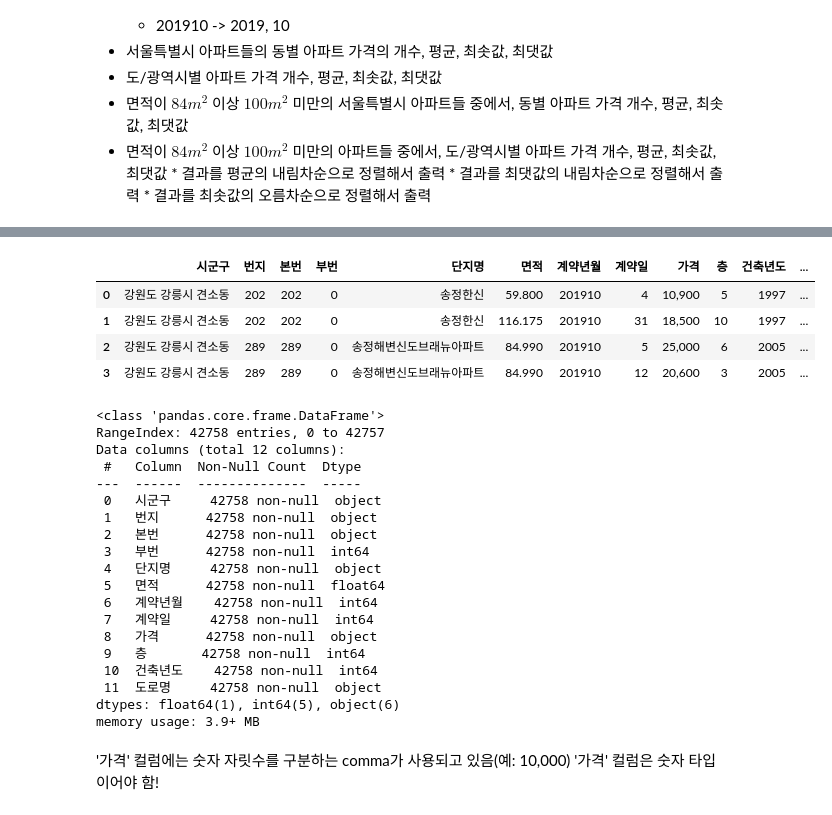
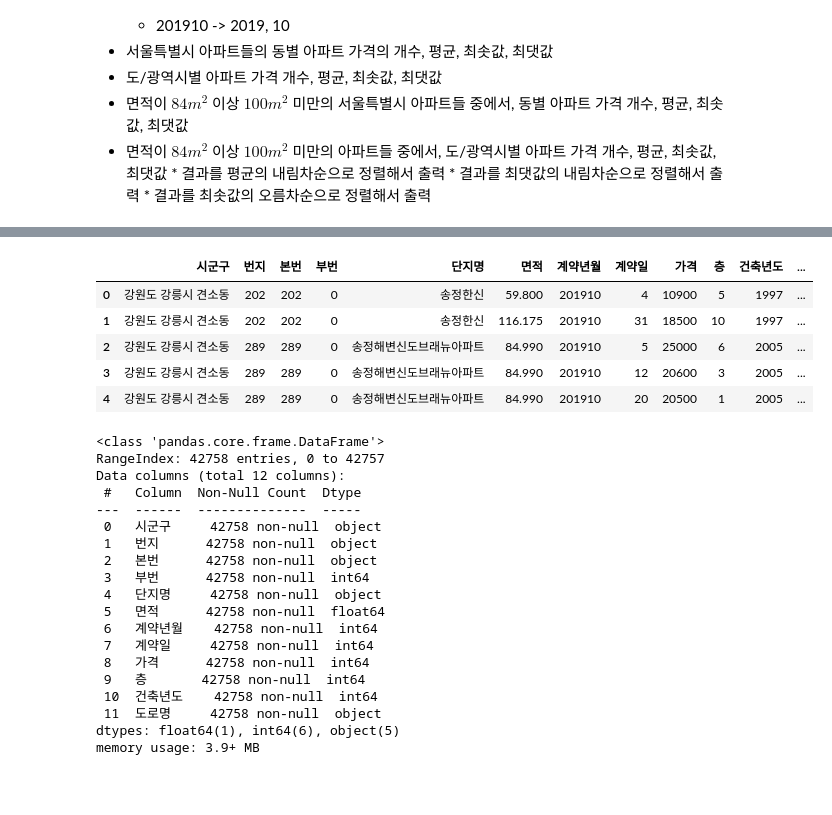
Before and after one commit to DavidJeonKr/lab_python, a Jupyter notebook: py26_apt.ipynb, the cells around one changed output, grey strips where cells are left out. Drawn from its saved outputs; the diff is of its cells as text; code cells hidden in the pictures; blank space fills up the shorter version.

```diff
--- a/py26_apt.ipynb
+++ b/py26_apt.ipynb
@@ -52,2 +81,3 @@ plt.rc('font', family='NanumBarunGothic')
 # %%
-file_path = 'https://raw.githubusercontent.com/JakeOh/202110_itw_lab_python/main/apt_201910.csv'
+# CSV 파일이 저장된 경로
+file_path = 'https://github.com/JakeOh/202110_itw_lab_python/raw/main/apt_201910.csv'
@@ -55,0 +84,4 @@ apt = pd.read_csv(file_path, engine='python', encoding='cp949')
+# %%
+# CSV 파일을 읽고 DataFrame 생성
+apt = pd.read_csv(file_path, encoding='cp949', thousands=',')
+#> thousands=',': 숫자의 1000자리 구분자로 ','가 사용됨.
@@ -56,11 +94,12 @@ apt = pd.read_csv(file_path, engine='python', encoding='cp949')
 # %%
-apt.head(4)
+apt.head()
 # %% [output]
 |  | 시군구 | 번지 | 본번 | 부번 | 단지명 | 면적 | 계약년월 | 계약일 | 가격 | 층 | 건축년도 | ... |
-| 0 | 강원도 강릉시 견소동 | 202 | 202 | 0 | 송정한신 | 59.800 | 201910 | 4 | 10,900 | 5 | 1997 | ... |
-| 1 | 강원도 강릉시 견소동 | 202 | 202 | 0 | 송정한신 | 116.175 | 201910 | 31 | 18,500 | 10 | 1997 | ... |
-| 2 | 강원도 강릉시 견소동 | 289 | 289 | 0 | 송정해변신도브래뉴아파트 | 84.990 | 201910 | 5 | 25,000 | 6 | 2005 | ... |
-| 3 | 강원도 강릉시 견소동 | 289 | 289 | 0 | 송정해변신도브래뉴아파트 | 84.990 | 201910 | 12 | 20,600 | 3 | 2005 | ... |
+| 0 | 강원도 강릉시 견소동 | 202 | 202 | 0 | 송정한신 | 59.800 | 201910 | 4 | 10900 | 5 | 1997 | ... |
+| 1 | 강원도 강릉시 견소동 | 202 | 202 | 0 | 송정한신 | 116.175 | 201910 | 31 | 18500 | 10 | 1997 | ... |
+| 2 | 강원도 강릉시 견소동 | 289 | 289 | 0 | 송정해변신도브래뉴아파트 | 84.990 | 201910 | 5 | 25000 | 6 | 2005 | ... |
+| 3 | 강원도 강릉시 견소동 | 289 | 289 | 0 | 송정해변신도브래뉴아파트 | 84.990 | 201910 | 12 | 20600 | 3 | 2005 | ... |
+| 4 | 강원도 강릉시 견소동 | 289 | 289 | 0 | 송정해변신도브래뉴아파트 | 84.990 | 201910 | 20 | 20500 | 1 | 2005 | ... |
 # %%
 apt.info()
 # %% [output]
@@ -77,12 +116,9 @@ Data columns (total 12 columns):
  5   면적      42758 non-null  float64
  6   계약년월    42758 non-null  int64
  7   계약일     42758 non-null  int64
- 8   가격      42758 non-null  object
+ 8   가격      42758 non-null  int64
  9   층       42758 non-null  int64
  10  건축년도    42758 non-null  int64
  11  도로명     42758 non-null  object
-dtypes: float64(1), int64(5), object(6)
+dtypes: float64(1), int64(6), object(5)
 memory usage: 3.9+ MB
-# %% [markdown]
-'가격' 컬럼에는 숫자 자릿수를 구분하는 comma가 사용되고 있음(예: 10,000)
-'가격' 컬럼은 숫자 타입이어야 함!
```
Also changed, not shown: parts of 122 cells of this notebook.
